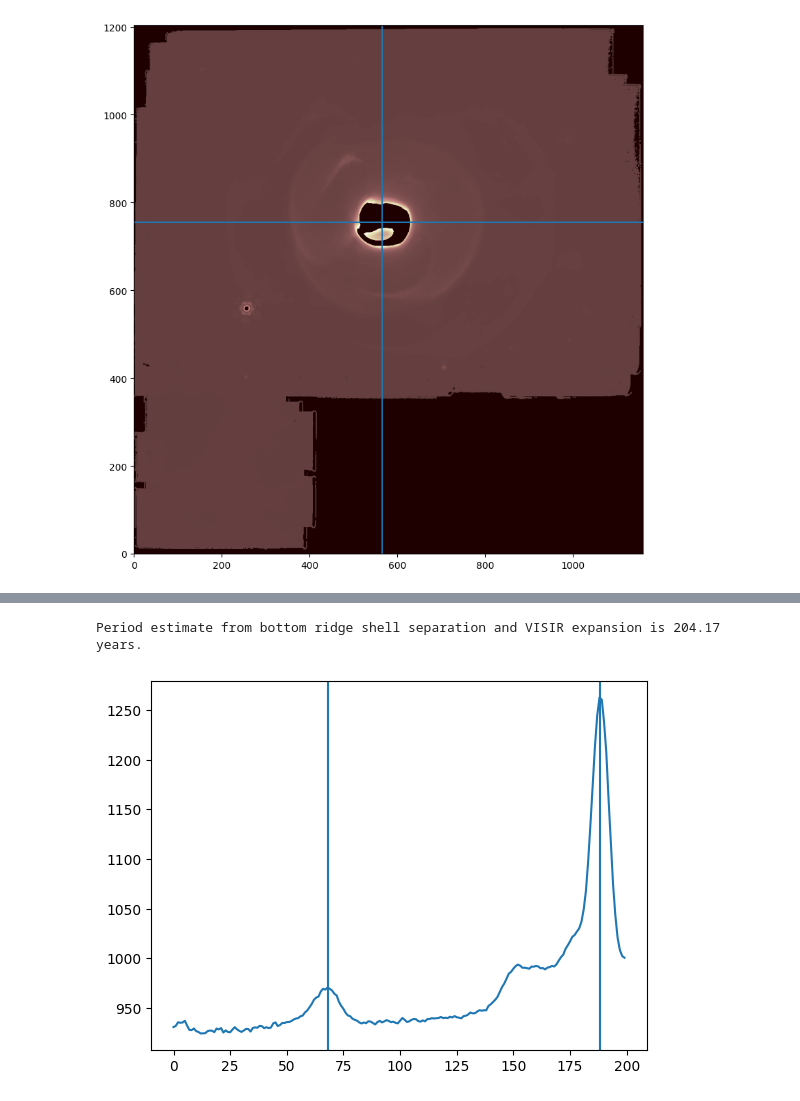
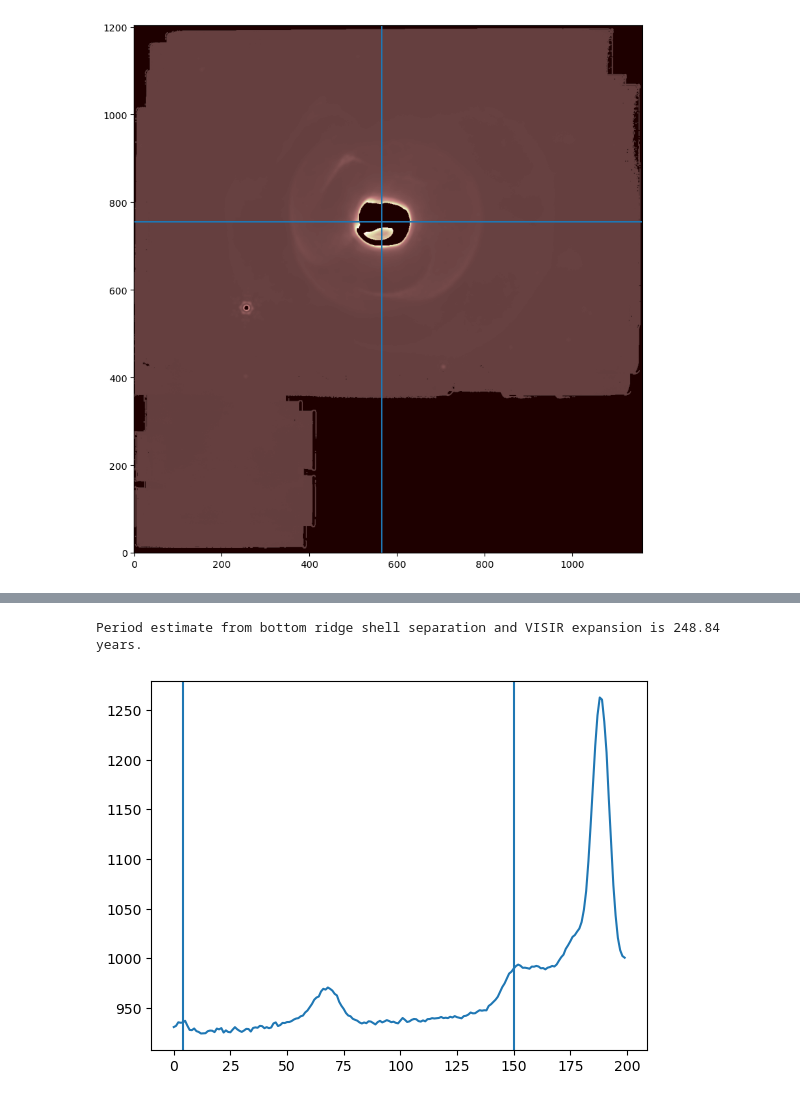
Before and after one commit to ryanwhite1/Wolf-Rayets, a Jupyter notebook: Expansion_Rate_and_Period.ipynb, the cells around one changed output, grey strips where cells are left out. Saved outputs shown, nothing was run; the diff lists cells and outputs as text; code cells hidden in the pictures.

Commit message:
Apep orbital period?

```diff
--- a/Expansion_Rate_and_Period.ipynb
+++ b/Expansion_Rate_and_Period.ipynb
@@ -744,20 +834,23 @@ jwst_data[0].header
 # %%
 fig, ax = plt.subplots()
 brightness_bottom = jwst_image[:, jwst_center_x][400:600]
 ax.plot(np.arange(len(brightness_bottom)), brightness_bottom)
 
 first_peak_bottom = np.argmax(brightness_bottom[:100])
+first_peak_bottom = 65
+first_peak_bottom = 4
 second_peak_bottom = np.argmax(brightness_bottom)
+second_peak_bottom = 150
 
 ax.axvline(first_peak_bottom)
 ax.axvline(second_peak_bottom)
 
 delta_pixels_bottom = second_peak_bottom - first_peak_bottom
 
 delta_angle_bottom = delta_pixels_bottom * jwst_pscale  # mas
 
 delta_year_bottom = delta_angle_bottom / bottom_ridge_expansion
 print(f"Period estimate from bottom ridge shell separation and VISIR expansion is {delta_year_bottom:.2f} years.")
 # %% [output]
-Period estimate from bottom ridge shell separation and VISIR expansion is 204.17 years.
+Period estimate from bottom ridge shell separation and VISIR expansion is 248.84 years.
-[figure, old version]
+[figure, new version]
```
Also changed, not shown: parts of 19 cells of this notebook, 1 other file.
